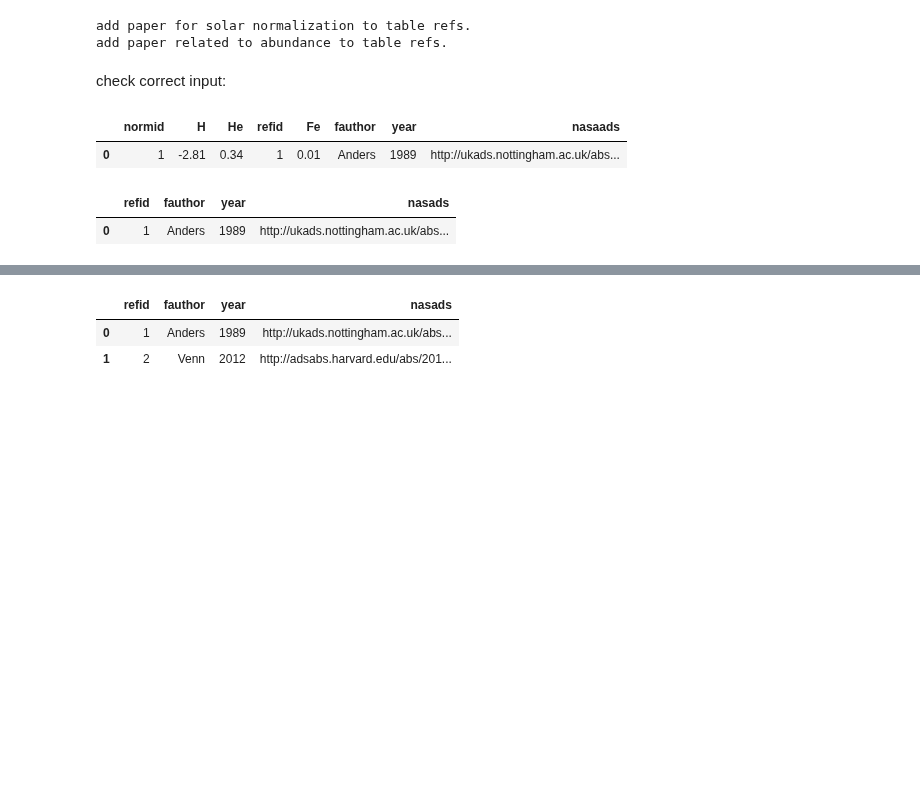
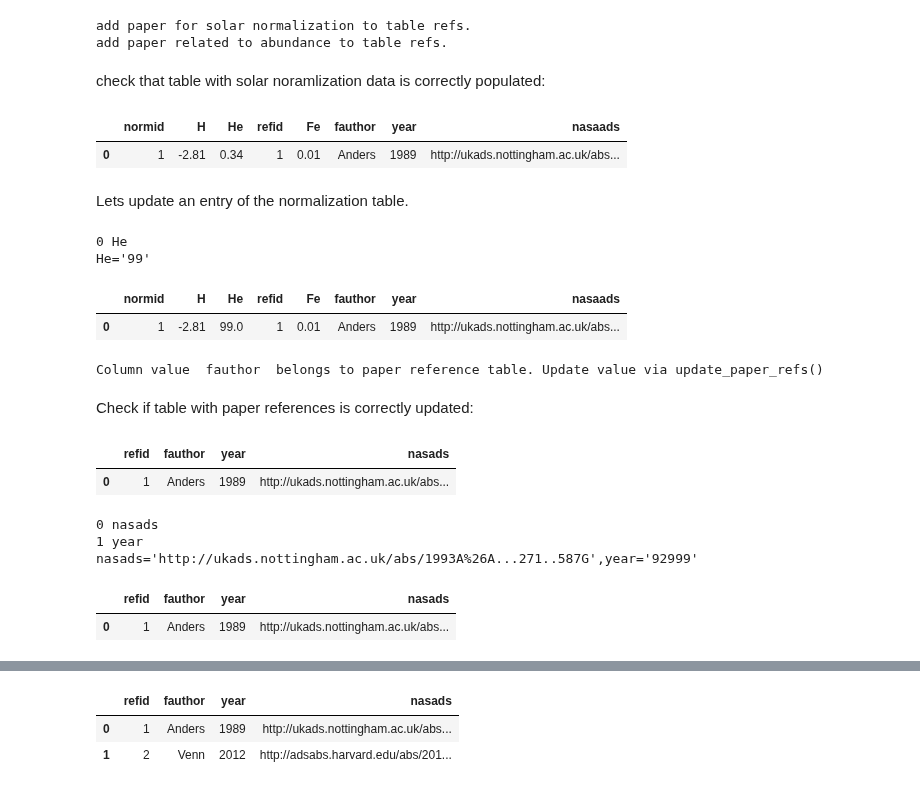
Before and after one commit to NuGrid/NuPyCEE, a Jupyter notebook: DOC/Capabilities/SQL_stellab.ipynb, the cells around one changed output, grey strips where cells are left out. Cells and saved outputs as stored; diff of their text form; code cells hidden in the pictures; blank space fills up the shorter version.

```diff
--- a/DOC/Capabilities/SQL_stellab.ipynb
+++ b/DOC/Capabilities/SQL_stellab.ipynb
@@ -376,18 +466,48 @@ add_normalization(normalization_paper,normalization_label,normalization_data)
 # %% [output]
 add paper for solar normalization to table refs.
 add paper related to abundance to table refs.
-# %% [markdown]
-check correct input:
+# %% [markdown]
+check that table with solar noramlization data is correctly populated:
 # %%
 #did we successfully created database entry in solar normalization table?
 get_solar_normalizations()
 # %% [output]
 |  | normid | H | He | refid | Fe | fauthor | year | nasaads |
 | 0 | 1 | -2.81 | 0.34 | 1 | 0.01 | Anders | 1989 | http://ukads.nottingham.ac.uk/abs... |
+# %% [markdown]
+Lets update an entry of the normalization table.
+# %%
+update_solar_normalizations(normid=1,He=99)
+# %% [output]
+0 He
+He='99'
+# %%
+get_solar_normalizations()
+# %% [output]
+|  | normid | H | He | refid | Fe | fauthor | year | nasaads |
+| 0 | 1 | -2.81 | 99.0 | 1 | 0.01 | Anders | 1989 | http://ukads.nottingham.ac.uk/abs... |
+# %%
+update_solar_normalizations(normid=1,fauthor='Mr. X')
+# %% [output]
+Column value  fauthor  belongs to paper reference table. Update value via update_paper_refs()
+# %% [markdown]
+Check if table with paper references is correctly updated:
 # %%
 #lets see if there is an entry for the paper referene in the refs table
 get_paper_refs()
 # %% [output]
 |  | refid | fauthor | year | nasads |
 | 0 | 1 | Anders | 1989 | http://ukads.nottingham.ac.uk/abs... |
+# %%
+#update_paper=['Anders',1989,'http://ukads.nottingham.ac.uk/abs/1993A%26A...271..587G']
+update_paper_refs(refid=3,nasads='http://ukads.nottingham.ac.uk/abs/1993A%26A...271..587G',year=92999)
+# %% [output]
+0 nasads
+1 year
+nasads='http://ukads.nottingham.ac.uk/abs/1993A%26A...271..587G',year='92999'
+# %%
+get_paper_refs()
+# %% [output]
+|  | refid | fauthor | year | nasads |
+| 0 | 1 | Anders | 1989 | http://ukads.nottingham.ac.uk/abs... |
 # %% [markdown]
```
Also changed, not shown: parts of 27 cells of this notebook.
